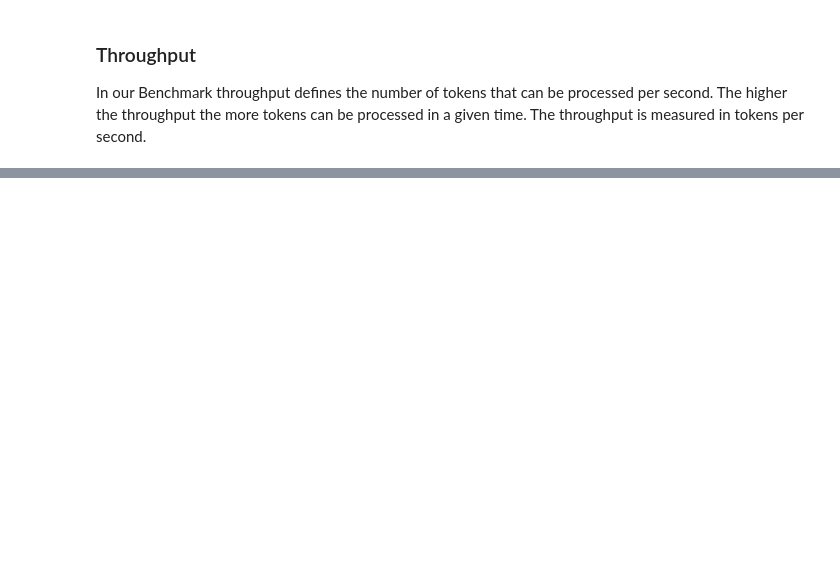
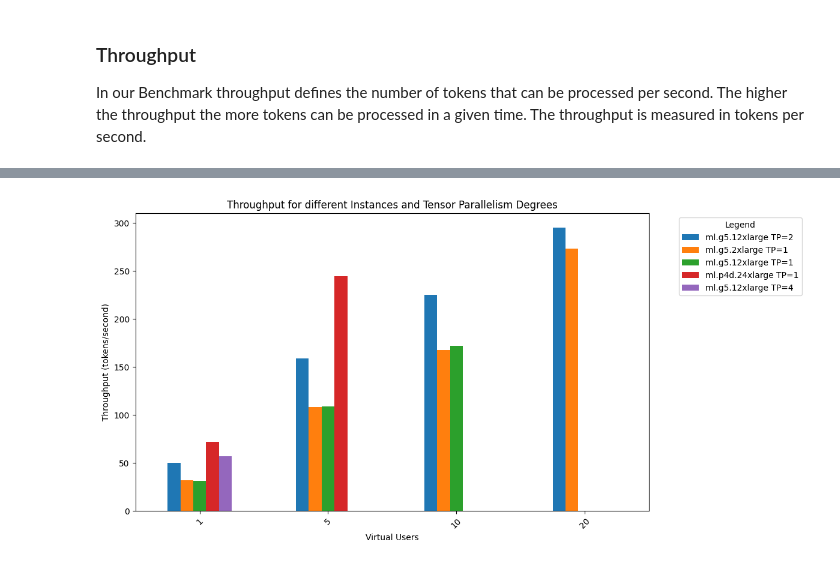
Before and after one commit to philschmid/text-generation-inference-tests, a Jupyter notebook: results/explore_data.ipynb, the cells around one changed output, grey strips where cells are left out. Cells and saved outputs as stored; diff of their text form; code cells hidden in the pictures; blank space fills up the shorter version.

```diff
--- a/results/explore_data.ipynb
+++ b/results/explore_data.ipynb
@@ -164,3 +164,7 @@ plt.show()
 ### Throughput
 
 In our Benchmark throughput defines the number of tokens that can be processed per second. The higher the throughput the more tokens can be processed in a given time. The throughput is measured in tokens per second.
+# %%
+tdf = df[['Host', 'Model Id', 'Instance','Virtual Users' ,'Tensor parallelism degree','Latency (ms/token) med','Thorughput (tokens/second)']]
+
+print(tdf.sort_values(by=['Thorughput (tokens/second)'], ascending=False).to_markdown(index=False))
@@ -166,0 +188,21 @@ In our Benchmark throughput defines the number of tokens that can be processed p
+# %%
+import pandas as pd
+import matplotlib.pyplot as plt
+
+
+# Pivot the data to create a table-like structure for easy plotting
+pivot_table = tdf.pivot(index='Virtual Users', columns=['Instance', 'Tensor parallelism degree'], values='Thorughput (tokens/second)')
+
+# Plot the throughput for each instance and tensor parallelism degree
+ax = pivot_table.plot(kind='bar', rot=45, figsize=(12, 6))
+plt.xlabel('Virtual Users')
+plt.ylabel('Throughput (tokens/second)')
+plt.title('Throughput for different Instances and Tensor Parallelism Degrees')
+# Custom legend labels
+legend_labels = [f"{i} TP={tp}" for i, tp in pivot_table.columns]
+ax.legend(legend_labels, title='Legend', bbox_to_anchor=(1.05, 1), loc='upper left')
+
+plt.tight_layout()
+plt.show()
+# %% [output]
+[figure, added]
```
Also changed, not shown: parts of 3 cells of this notebook.
